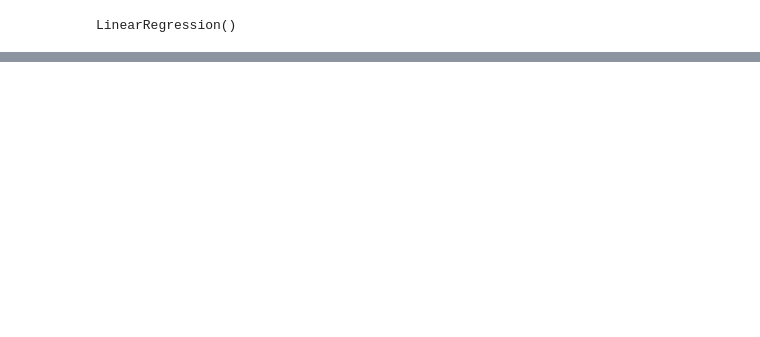
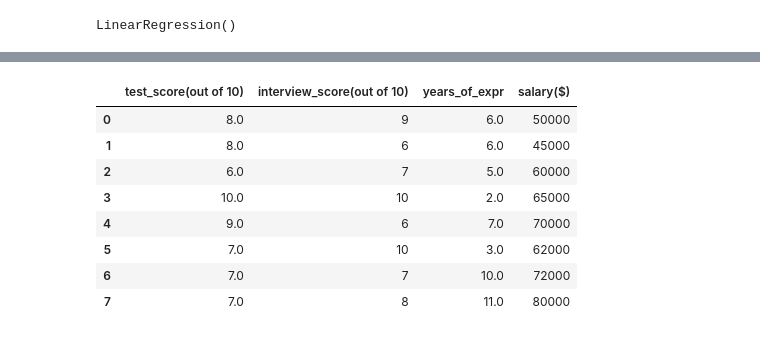
Before and after one commit to happyvignesh/ML_Exercises, a Jupyter notebook: JNB/1_LinearRegression.ipynb, the cells around one changed output, grey strips where cells are left out. Saved outputs shown, nothing was run; the diff lists cells and outputs as text; code cells hidden in the pictures; blank space fills up the shorter version.

```diff
--- a/JNB/1_LinearRegression.ipynb
+++ b/JNB/1_LinearRegression.ipynb
@@ -143,6 +174,6 @@ from sklearn import linear_model
 # %%
 multi_model = linear_model.LinearRegression()
 # %%
-multi_model.fit(hiring_X, hiring_salary)
+multi_model.fit(X_train, y_train)
 # %% [output]
 LinearRegression()
@@ -152,0 +217,13 @@ array([93747.79628651])
+# %%
+concat_df =  pd.concat([hiring_X, hiring_salary], axis=1)
+concat_df
+# %% [output]
+|  | test_score(out of 10) | interview_score(out of 10) | years_of_expr | salary($) |
+| 0 | 8.0 | 9 | 6.0 | 50000 |
+| 1 | 8.0 | 6 | 6.0 | 45000 |
+| 2 | 6.0 | 7 | 5.0 | 60000 |
+| 3 | 10.0 | 10 | 2.0 | 65000 |
+| 4 | 9.0 | 6 | 7.0 | 70000 |
+| 5 | 7.0 | 10 | 3.0 | 62000 |
+| 6 | 7.0 | 7 | 10.0 | 72000 |
+| 7 | 7.0 | 8 | 11.0 | 80000 |
```
Also changed, not shown: parts of 31 cells of this notebook, 2 other files.
